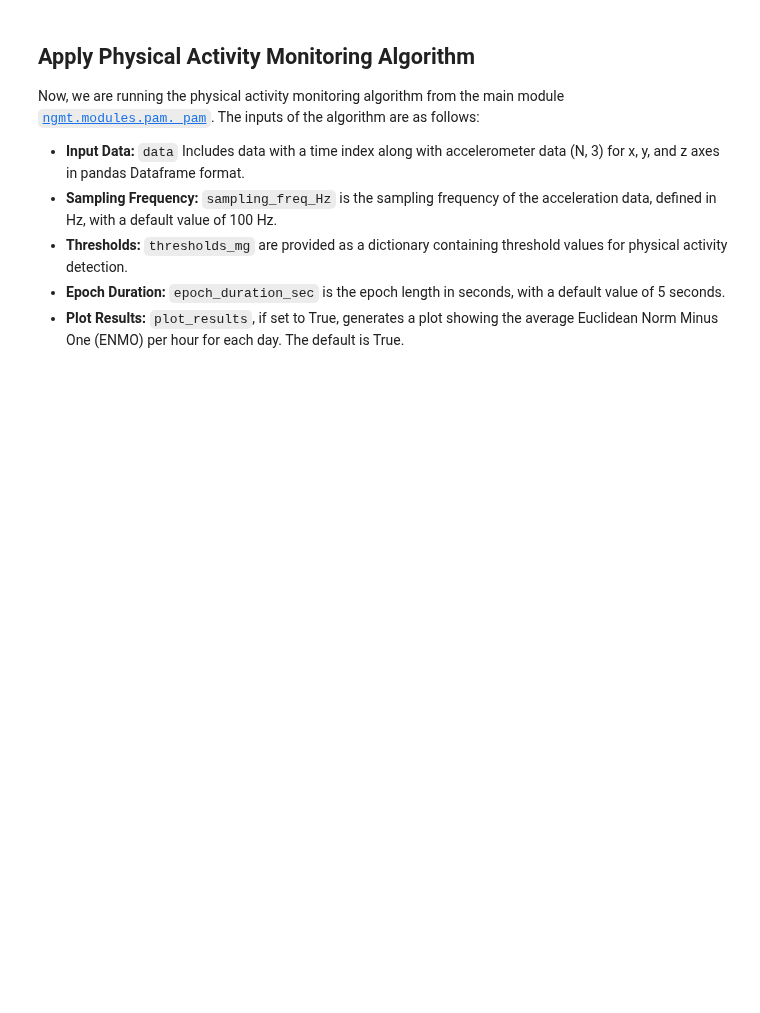
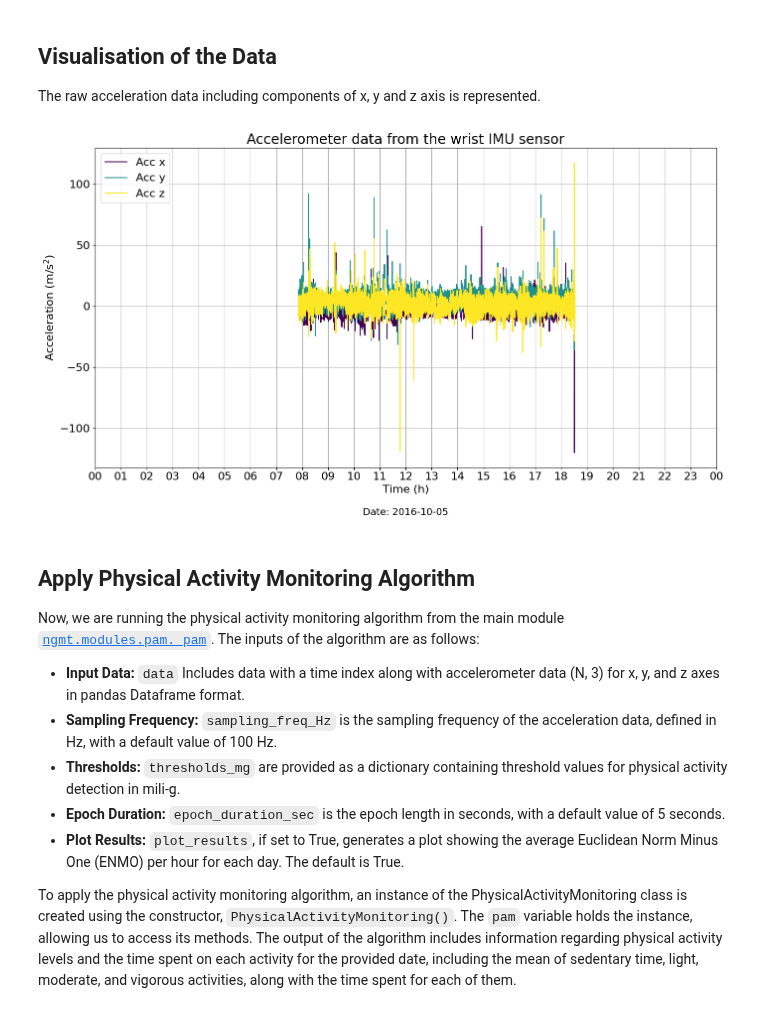
Before and after one commit to neurogeriatricskiel/KielMAT, a Jupyter notebook: examples/03_tutorial_physical_activity_monitoring.ipynb, the cells around one changed output. Drawn from its saved outputs; the diff is of its cells as text; code cells hidden in the pictures; blank space fills up the shorter version.

Commit message:
examples were brushed up and updated for first release.

```diff
--- a/examples/03_tutorial_physical_activity_monitoring.ipynb
+++ b/examples/03_tutorial_physical_activity_monitoring.ipynb
@@ -68,12 +90,76 @@ sampling_frequency = recording.channels["imu"]["sampling_frequency"].iloc[0]
+# %% [markdown]
+## Visualisation of the Data
+The raw acceleration data including components of x, y and z axis is represented.
+# %%
+# Create a figure
+plt.figure(figsize=(14, 8))
+
+# Get colors for raw (cfg_colors["raw"] contains color information)
+colors = cfg_colors["raw"]
+
+# Plot acceleration data
+for i in range(3):
+    plt.plot(
+        acceleration_data.index,
+        acceleration_data[f"LARM_ACCEL_{chr(120 + i)}"],
+        color=colors[i],
+        label=f"Acc {'xyz'[i]}",
+    )
+
+# Add labels and legends to the figure
+plt.xlabel("Time (h)", fontsize=16)
+plt.ylabel("Acceleration (m/s$^2$)", fontsize=16)
+plt.title("Acceleration Data from Wrist IMU Sensor")
+plt.legend(fontsize=18)
+
+# Formatting x-axis to display both time and date
+plt.gca().xaxis.set_major_formatter(mdates.DateFormatter("%H:%M\n%Y-%m-%d"))
+plt.gca().xaxis.set_major_locator(mdates.HourLocator(interval=1))
+
+# Set custom x-axis ticks and limits
+start_time = acceleration_data.index[0].replace(hour=0, minute=0, second=0)
+end_time = start_time + pd.Timedelta(days=1)
+xticks = pd.date_range(start_time, end_time, freq="H")
+
+# Add a title
+plt.title(
+    "Accelerometer data from the wrist IMU sensor",
+    fontsize=20,
+)
+
+# Customize tick and font sizes
+plt.xticks(xticks, [f"{x.hour:02}" for x in xticks], fontsize=16)
+plt.xlim(start_time, end_time)
+plt.yticks(fontsize=16)
+
+# Extract date from the first timestamp
+date = str(acceleration_data.index[0].date())
+
+# Add date underneath the x-axis labels
+plt.text(0.5, -0.15, f"Date: {date}", fontsize=14, ha='center', transform=plt.gca().transAxes)
+
+# Adjust legend location and its font
+plt.legend(loc="upper left", fontsize=16)
+
+# Display a grid
+plt.grid(visible=None, which="both", axis="both")
+
+# Show the plot
+plt.tight_layout()
+plt.show()
+# %% [output]
+[figure, added]
 # %% [markdown]
 ## Apply Physical Activity Monitoring Algorithm
 Now, we are running the physical activity monitoring algorithm from the main module [`ngmt.modules.pam._pam`](https://github.com/neurogeriatricskiel/NGMT/tree/main/ngmt/modules/pam/_pam.py). The inputs of the algorithm are as follows:
 
 - **Input Data:** `data` Includes data with a time index along with accelerometer data (N, 3) for x, y, and z axes in pandas Dataframe format.
 - **Sampling Frequency:** `sampling_freq_Hz` is the sampling frequency of the acceleration data, defined in Hz, with a default value of 100 Hz.
-- **Thresholds:** `thresholds_mg` are provided as a dictionary containing threshold values for physical activity detection.
+- **Thresholds:** `thresholds_mg` are provided as a dictionary containing threshold values for physical activity detection in mili-g.
 - **Epoch Duration:** `epoch_duration_sec` is the epoch length in seconds, with a default value of 5 seconds.
 - **Plot Results:** `plot_results`, if set to True, generates a plot showing the average Euclidean Norm Minus One (ENMO) per hour for each day. The default is True.
+
+To apply the physical activity monitoring algorithm, an instance of the PhysicalActivityMonitoring class is created using the constructor, `PhysicalActivityMonitoring()`. The `pam` variable holds the instance, allowing us to access its methods. The output of the algorithm includes information regarding physical activity levels and the time spent on each activity for the provided date, including the mean of sedentary time, light, moderate, and vigorous activities, along with the time spent for each of them.
 # %%
 # Create an instance of the PhysicalActivityMonitoring class
 pam = PhysicalActivityMonitoring()
```
Also changed, not shown: parts of 7 cells of this notebook, 10 other files.
